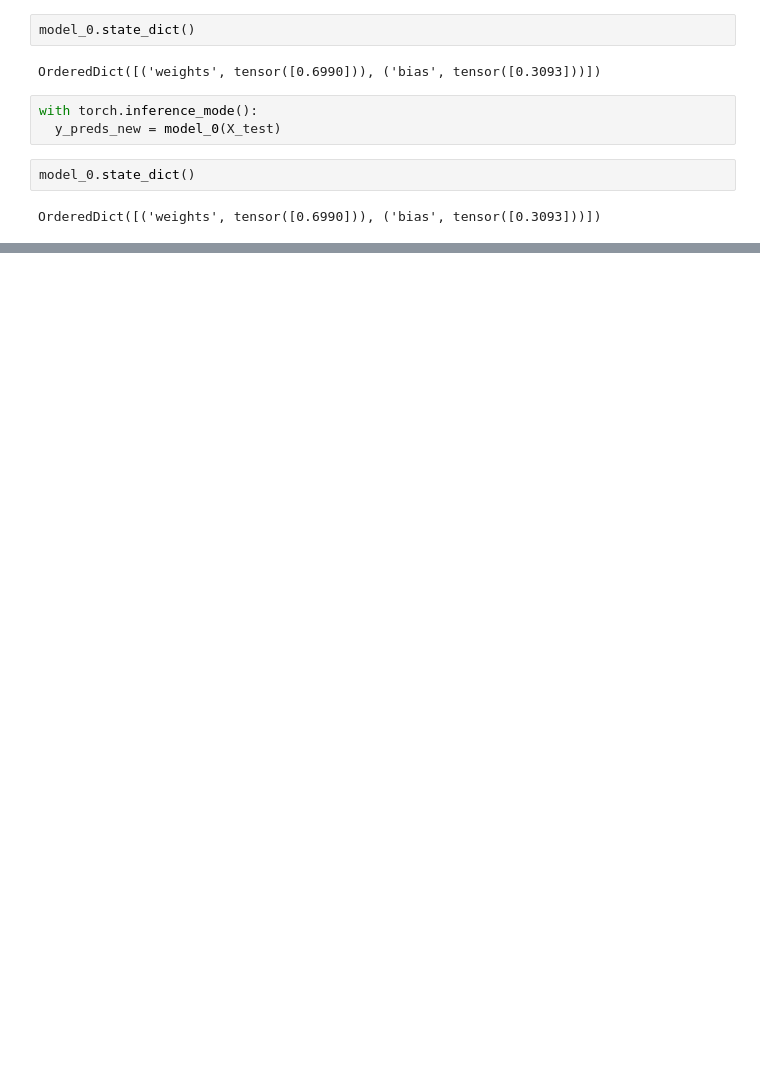
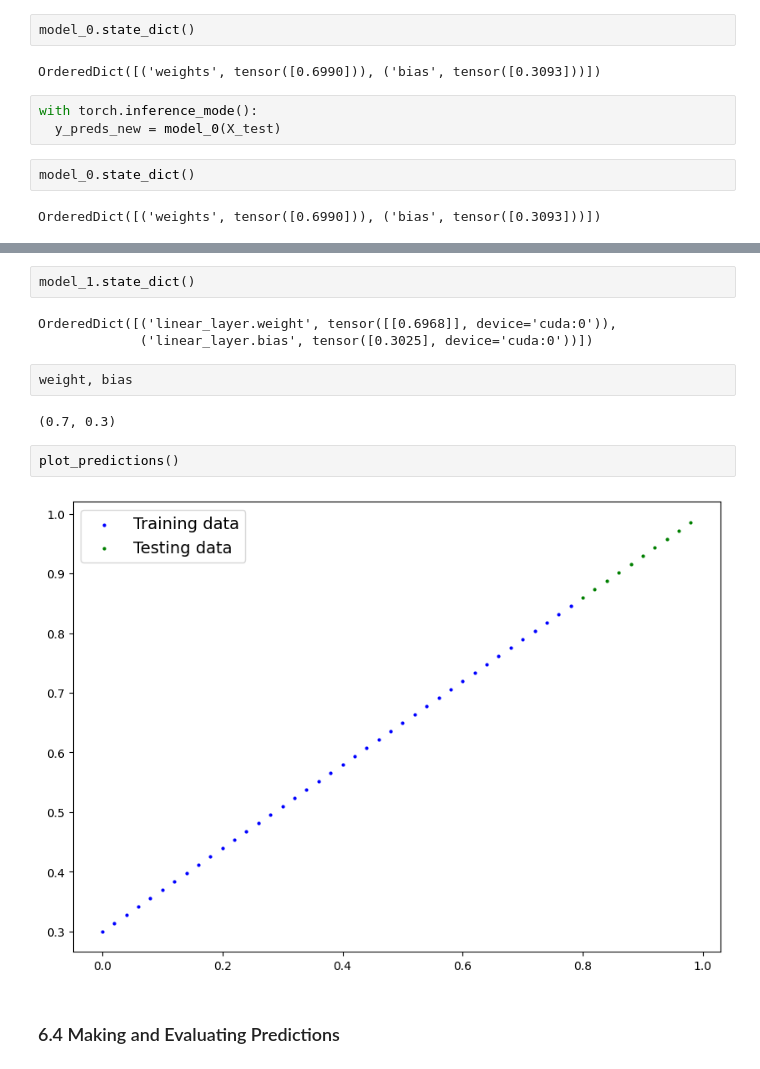
Before and after one commit to eliseleahy/Pytorch-Tutorials, a Jupyter notebook: 01_Pytorch_Workflow.ipynb, the cells around one changed output, grey strips where cells are left out. Drawn from its saved outputs; the diff is of its cells as text; blank space fills up the shorter version.

```diff
--- a/01_Pytorch_Workflow.ipynb
+++ b/01_Pytorch_Workflow.ipynb
@@ -345,0 +536,15 @@ plot_predictions(predictions=y_preds_new)
+# %%
+model_1.state_dict()
+# %% [output]
+OrderedDict([('linear_layer.weight', tensor([[0.6968]], device='cuda:0')),
+             ('linear_layer.bias', tensor([0.3025], device='cuda:0'))])
+# %%
+weight, bias
+# %% [output]
+(0.7, 0.3)
+# %%
+plot_predictions()
+# %% [output]
+[figure, added]
+# %% [markdown]
+### 6.4 Making and Evaluating Predictions
```
Also changed, not shown: parts of 21 cells of this notebook.
